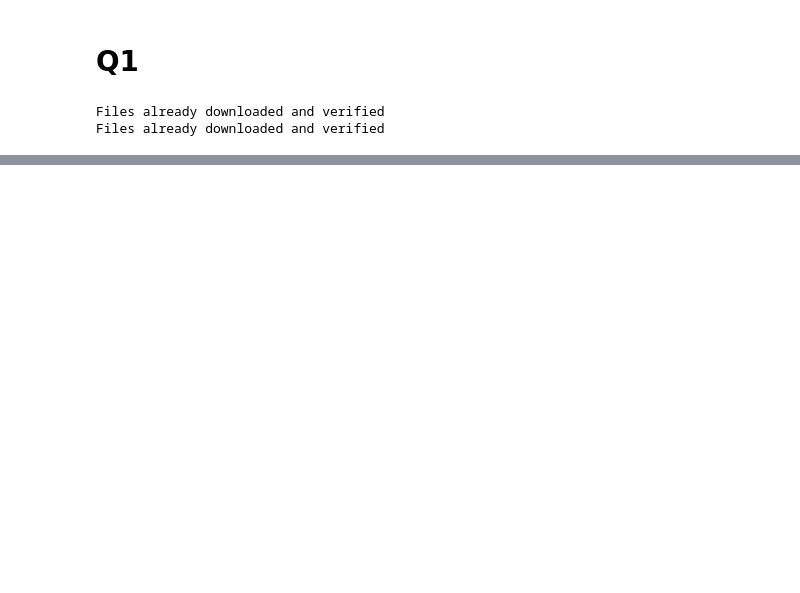
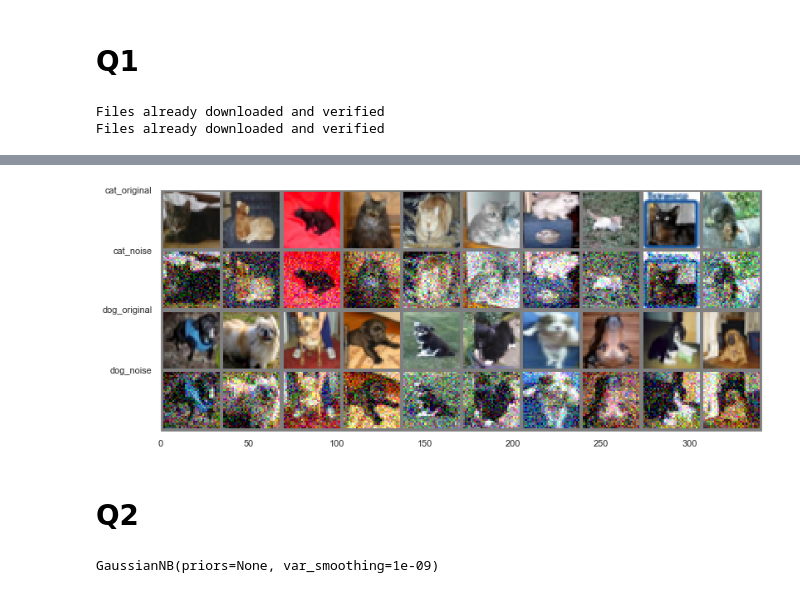
Before and after one commit to TaoHong888/ML, a Jupyter notebook: COM4509-6509_Assignment_2_UCard_XXXXXXXXX.ipynb, the cells around one changed output, grey strips where cells are left out. Drawn from its saved outputs; the diff is of its cells as text; code cells hidden in the pictures; blank space fills up the shorter version.

```diff
--- a/COM4509-6509_Assignment_2_UCard_XXXXXXXXX.ipynb
+++ b/COM4509-6509_Assignment_2_UCard_XXXXXXXXX.ipynb
@@ -11,12 +13,12 @@ transform = transforms.Compose(
 
 trainset = torchvision.datasets.CIFAR10(root='./data', train=True,
                                         download=True, transform=transform)
-trainloader = torch.utils.data.DataLoader(trainset, batch_size=4,
+trainloader = torch.utils.data.DataLoader(trainset, batch_size=1000,
                                           shuffle=False, num_workers=2)
 
 testset = torchvision.datasets.CIFAR10(root='./data', train=False,
                                        download=True, transform=transform)
-testloader = torch.utils.data.DataLoader(testset, batch_size=4,
+testloader = torch.utils.data.DataLoader(testset, batch_size=1000,
                                          shuffle=False, num_workers=2)
 
 classes = ('plane', 'car', 'bird', 'cat',
@@ -75,0 +59,42 @@ tensor([[[[-0.2314, -0.0275,  0.0667,  ..., -0.1216, -0.2000,  0.1137],
+# %%
+# 1c Extract a subset with only cat and dog
+CatDog_train_X = train_X[(train_y==classes.index('cat')) | (train_y==classes.index('dog'))]
+CatDog_test_X = test_X[(test_y==classes.index('cat')) | (test_y==classes.index('dog'))]
+CatDog_train_noise_X = train_noise_X[(train_y==classes.index('cat')) | (train_y==classes.index('dog'))]
+CatDog_test_noise_X = test_noise_X[(test_y==classes.index('cat')) | (test_y==classes.index('dog'))]
+
+
+CatDog_train_y = train_y[(train_y==classes.index('cat')) | (train_y==classes.index('dog'))]
+CatDog_train_y[CatDog_train_y==classes.index('cat')] = 0
+CatDog_train_y[CatDog_train_y==classes.index('dog')] = 1
+
+CatDog_test_y = test_y[(test_y==classes.index('cat')) | (test_y==classes.index('dog'))]
+CatDog_test_y[CatDog_test_y==classes.index('cat')] = 0
+CatDog_test_y[CatDog_test_y==classes.index('dog')] = 1
+# %%
+# 1d. Show 10 pairs of original and noisy images of cats and 10 pairs of original and noisy images of dogs.
+import matplotlib.pyplot as plt
+def imshow(img):
+    img = img / 2 + 0.5     # unnormalize
+    npimg = img.numpy()
+    plt.imshow(np.transpose(npimg, (1, 2, 0)))
+    plt.show()
+images_cat = CatDog_train_X[CatDog_train_y==0][:10]
+images_cat_noise = CatDog_train_noise_X[CatDog_train_y==0][:10]
+
+images_dog = CatDog_train_X[CatDog_train_y==1][:10]
+images_dog_noise = CatDog_train_noise_X[CatDog_train_y==1][:10]
+
+images = torch.cat([images_cat,images_cat_noise,images_dog,images_dog_noise],axis=0)
+images = torchvision.utils.make_grid(images,nrow=10)
+images = images / 2 + 0.5
+images = images.numpy()
+plt.figure(figsize=(13,13))
+plt.imshow(np.transpose(images, (1, 2, 0)))
+plt.yticks(np.arange(0,images.shape[1],34), ('cat_original', 'cat_noise', 'dog_original', 'dog_noise'))
+plt.grid()
+plt.show()
+# %% [output]
+[figure, added]
+# %% [markdown]
+# Q2
@@ -75,0 +137,23 @@ tensor([[[[-0.2314, -0.0275,  0.0667,  ..., -0.1216, -0.2000,  0.1137],
+# %%
+# 2b
+# Gaussian
+# Features are continuous
+from sklearn.naive_bayes import GaussianNB
+train_original_clf = GaussianNB()
+train_original_clf.fit(pac_train_original,pac_train_y)
+train_99_clf = GaussianNB()
+train_99_clf.fit(pac_train_99,pac_train_y)
+train_95_clf = GaussianNB()
+train_95_clf.fit(pac_train_95,pac_train_y)
+train_75_clf = GaussianNB()
+train_75_clf.fit(pac_train_75,pac_train_y)
+train_70_clf = GaussianNB()
+train_70_clf.fit(pac_train_70,pac_train_y)
+train_50_clf = GaussianNB()
+train_50_clf.fit(pac_train_50,pac_train_y)
+train_3_clf = GaussianNB()
+train_3_clf.fit(pac_train_3,pac_train_y)
+train_2_clf = GaussianNB()
+train_2_clf.fit(pac_train_2,pac_train_y)
+# %% [output]
+GaussianNB(priors=None, var_smoothing=1e-09)
```
Also changed, not shown: parts of 49 cells of this notebook.
